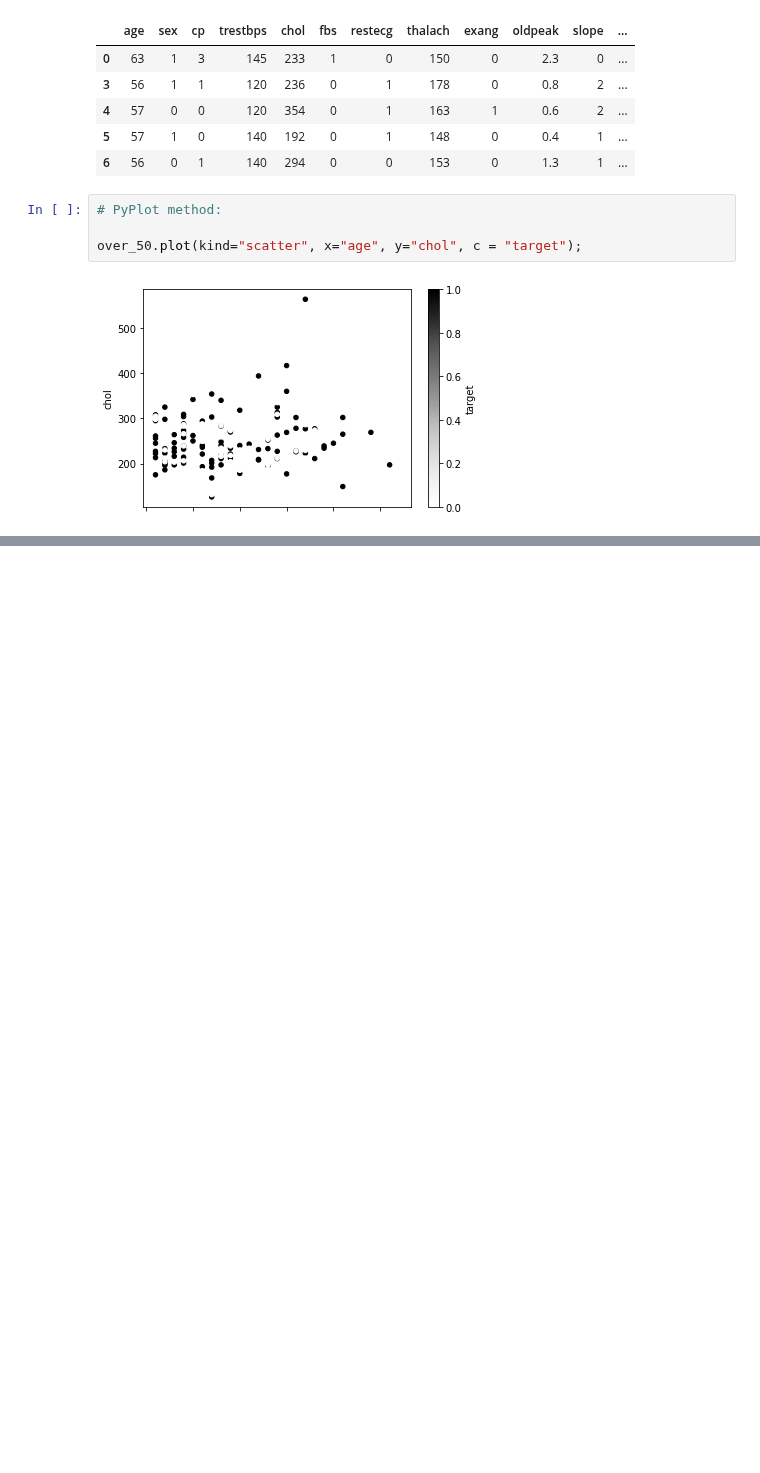
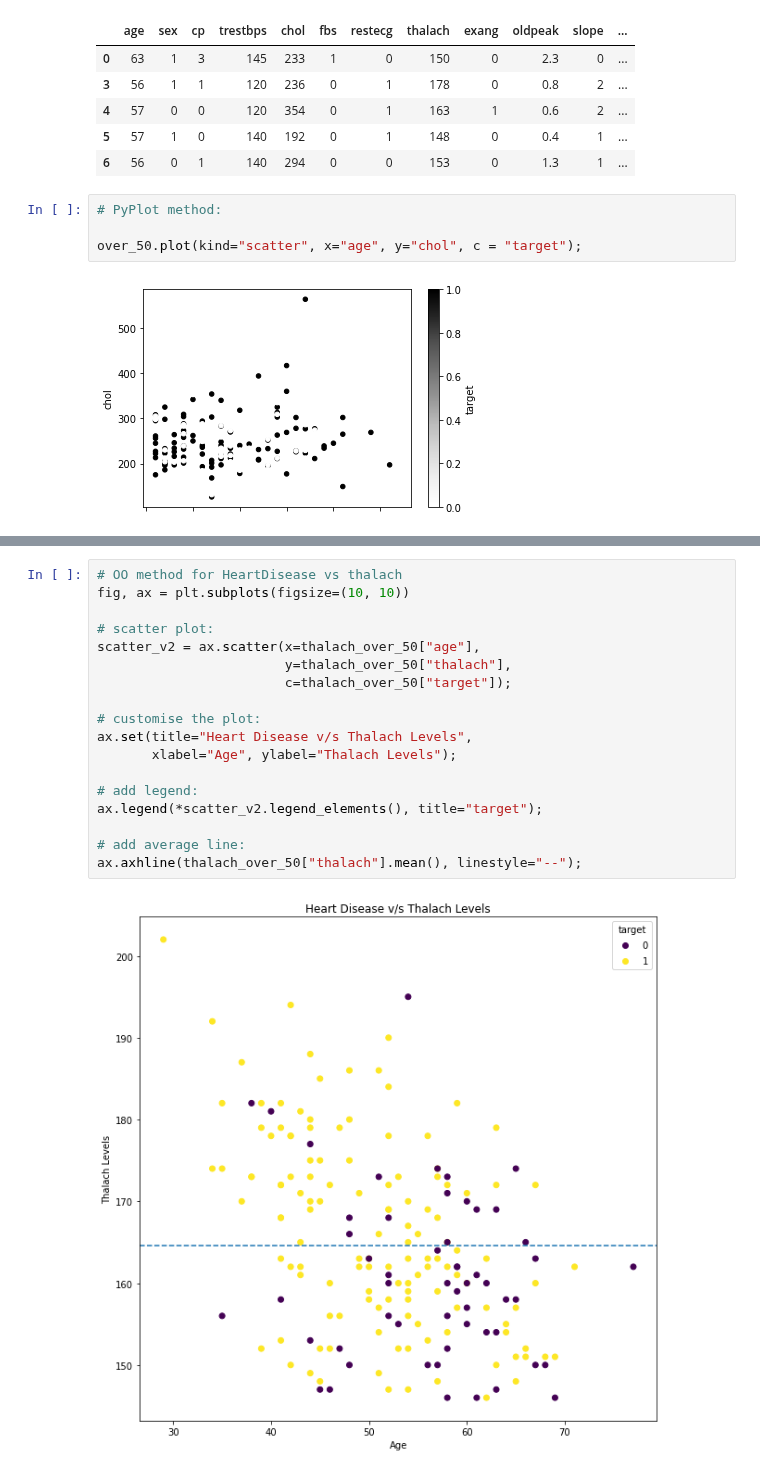
Before and after one commit to yashlad27/Machine_Learning_Data_Science, a Jupyter notebook: Matplotlib/matplotlib_notebook.ipynb, the cells around one changed output, grey strips where cells are left out. Cells and saved outputs as stored; diff of their text form; blank space fills up the shorter version.

```diff
--- a/Matplotlib/matplotlib_notebook.ipynb
+++ b/Matplotlib/matplotlib_notebook.ipynb
@@ -575,0 +652,20 @@ over_50.plot(kind='scatter', x='age', y='chol', c='target', ax=ax);
+# %%
+# OO method for HeartDisease vs thalach
+fig, ax = plt.subplots(figsize=(10, 10))
+
+# scatter plot:
+scatter_v2 = ax.scatter(x=thalach_over_50["age"],
+                        y=thalach_over_50["thalach"],
+                        c=thalach_over_50["target"]);
+
+# customise the plot:
+ax.set(title="Heart Disease v/s Thalach Levels",
+       xlabel="Age", ylabel="Thalach Levels");
+
+# add legend:
+ax.legend(*scatter_v2.legend_elements(), title="target");
+
+# add average line:
+ax.axhline(thalach_over_50["thalach"].mean(), linestyle="--");
+# %% [output]
+[figure, added]
```
Also changed, not shown: parts of 7 cells of this notebook.
